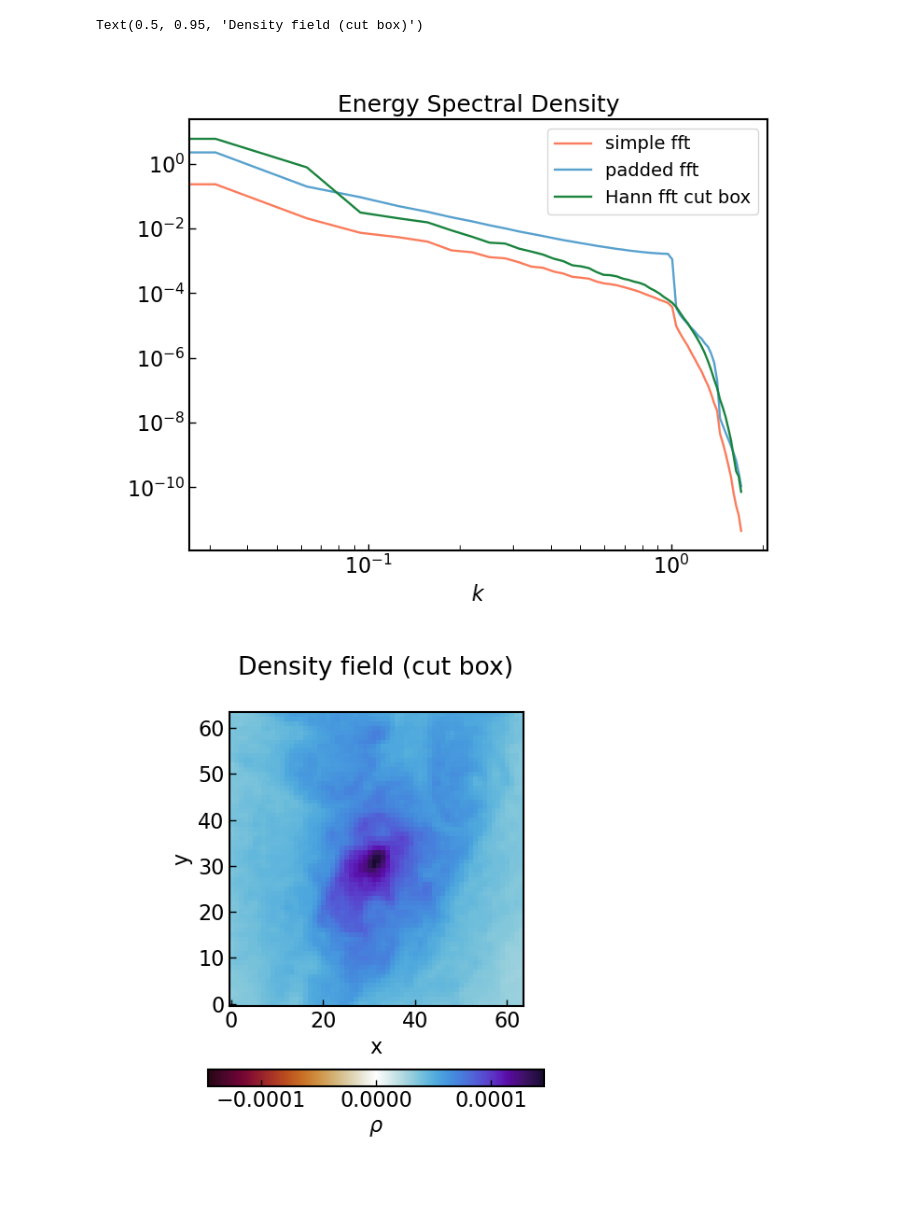
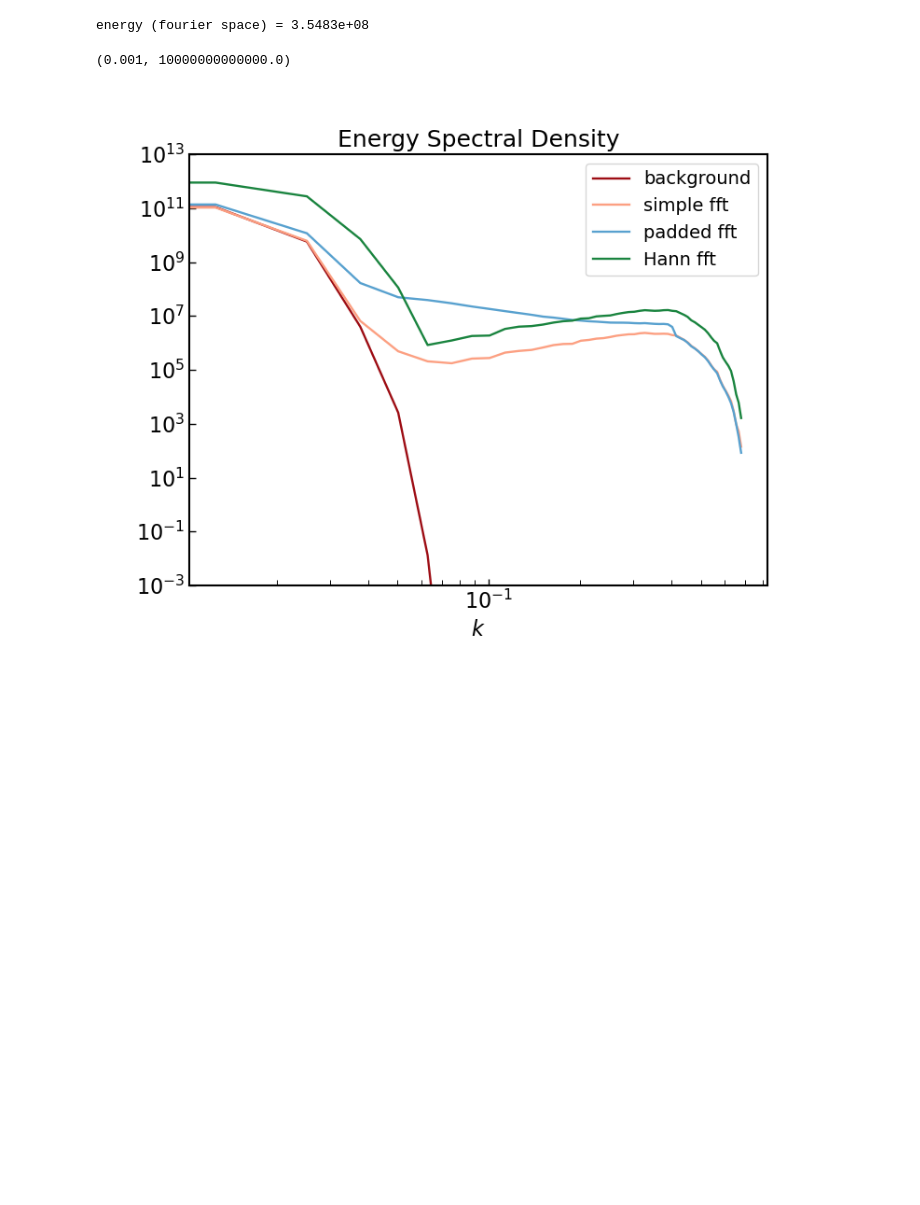
Before and after one commit to LorenzoLMP/turbocluster-public, a Jupyter notebook: examples/power_spectrum/example.ipynb, the cells around one changed output. Saved outputs shown, nothing was run; the diff lists cells and outputs as text; code cells hidden in the pictures; blank space fills up the shorter version.

Commit message:
working on mexican-hat filter for background plus fluctuations

```diff
--- a/examples/power_spectrum/example.ipynb
+++ b/examples/power_spectrum/example.ipynb
@@ -16,9 +16,9 @@ pa.settings.strict_units = False
 # snap = pa.Snapshot('/lustre/astro/berlok/zoom-simulations-new-ics/halo_0003/adiabatic-mhd/zoom4_ics_v1/output', 247)
 # snap = pa.Snapshot('/lustre/astro/berlok/zoom-simulations-new-ics/halo_0003/tng/zoom12_ics_v1/output', 247)
 # snap = pa.Snapshot('/scratch/lperrone/zoom-simulations-new-ics/halo_0003/tng/zoom12_ics_v1/output', 247)
-snap = pa.Snapshot('/scratch/lperrone/zoom12_ics_v1/output', 247, basename='snap')
-# snap = pa.Snapshot('/llust21/cosmo-plasm/zoom-simulations-arepo2/halo_0003/tng/zoom12/output',
-#                    305, basename='snapshot')
+# snap = pa.Snapshot('/scratch/lperrone/zoom12_ics_v1/output', 247, basename='snap')
+snap = pa.Snapshot('/llust21/cosmo-plasm/zoom-simulations-arepo2/halo_0003/tng/zoom8/output',
+                   305, basename='snapshot')
 center = snap.Cat.Group['GroupPos'][0]
-widths = np.array([2e2, 2e2, 2e2], dtype=float) ## good for testing
+widths = np.array([5e2, 5e2, 5e2], dtype=float) ## good for testing
 # widths = np.array([2e1, 2e1, 2e1], dtype=float)
@@ -55,8 +198,6 @@ plt.rcParams['ytick.direction']= 'in'
 # %%
 ## prepare deposit class
-depo = tc.DepositCartesianGrid(snap, center, widths, npoints=64,
+ngrid = 64
+depo = tc.DepositCartesianGrid(snap, center, widths, npoints=ngrid,
                                    threadsperblock=256,
                                    regionType='cartesian', kernel_type="PCS")
-
-## deposit density to cartesian grid
-density_cartesian = depo.deposit_variable('0_Density', weight='0_Volume')
@@ -64,0 +204,4 @@ Attempting to get derived variable: 0_Volume... [DONE]
+# %%
+
+## deposit density to cartesian grid
+density_cartesian = depo.deposit_variable('0_synthetic_rhofield', weight='0_Volume')
@@ -85,64 +323,44 @@ energy (fourier space) = 4.3573e-02
+# %%
+powerspectrrho_backgr, k1d = P1d(amplitudes_rho_backgr, K2, widths)
+# %% [output]
+energy (fourier space) = 3.5483e+08
 # %%
 fig, ax = plt.subplots(figsize=(8,6))
 
-tt = np.logspace(1,2, 100)
+tt = np.logspace(np.log10(2e-2), 0, 100)
 
-ax.plot(k1d_basic.value, powerspectr_basic.value, ls='-', color=reds[5],
+ax.plot(k1d, powerspectrrho_backgr, ls='-', color=reds[1],
+        markerfacecolor='none', label=r'background')
+
+ax.plot(k1d_basic.value, powerspectr_basic.value, ls='-', color=reds[6],
         markerfacecolor='none', markersize=4, label=r'simple fft')
 
 ax.plot(k1d_padded.value, powerspectr_padded.value, ls='-', color=blues[4],
         markerfacecolor='none', markersize=4, label=r'padded fft')
 
 ax.plot(k1d_hann.value, powerspectr_hann.value, ls='-', color=greens[2],
-        markerfacecolor='none', markersize=4, label=r'Hann fft cut box')
+        markerfacecolor='none', markersize=4, label=r'Hann fft ')
 
-# ax.plot(tt, 1e3*tt**(-5./3.), ls='-', color='k',lw=1., label=r'$k^{-5/3}$')
+# ax.plot(k1d_mex.value, powerspectr_mex.value, ls='-', color=grays[5],
+#         markerfacecolor='none', markersize=4, label=r'mex-hat')
+
+# ax.plot(tt, 1e10*tt**(-5./3.), ls='-', color='k',lw=1., label=r'$k^{-5/3}$')
 
 ax.set_xlabel('$k$', fontsize=16)
 ax.set_xscale('log')
 ax.set_yscale('log')
 
 ax.legend(loc='best',ncols=1,fontsize=14)
 
 ax.set_title(r'Energy Spectral Density', fontsize=18)
 
 # ax.set_xlim(xmin=1e-2)
-# ax.set_ylim(ymin=1e-25,ymax=1e-11)
+ax.set_ylim(ymin=1e-3,ymax=1e13)
 # ax.set_ylim(ymin=1e-20)
 # ax[1].set_xlim(xmax=30)
 
 # plt.savefig('./../../plots/power-spectra/'+savename+'.pdf',dpi=400)
 # plt.show()
-
-dens_cart_cut = density_cartesian[:,:,int(64//2)-1].value
-vmax = np.max(dens_cart_cut)
-vmin = -vmax
-norm = Normalize(vmin=vmin,vmax=vmax)
-# cmap = cmr.fall
-cmap = cmr.fusion
-
-fig, axes = plt.subplots(figsize=(6,6),sharex=True, sharey=True)
-
-im1 = axes.imshow(
-    dens_cart_cut, origin='lower', norm=norm, cmap=cmap)
-
-axes.set_xlabel('x')
-axes.set_ylabel('y')
-
-cbar = fig.colorbar(im1, orientation='horizontal',shrink=0.75)
-cbar.set_label(r'$\rho$')
-
-fig.subplots_adjust(top=0.85,
-bottom=0.1,
-left=0.10,
-right=0.90,
-hspace=0.0,
-wspace=0.05)
-
-fig.suptitle('Density field (cut box)',y=0.95)
-
-# plt.savefig('./../../plots/power-spectra/'+savename+'.pdf',dpi=400)
 # %% [output]
-Text(0.5, 0.95, 'Density field (cut box)')
+(0.001, 10000000000000.0)
-[figure, old version]
+[figure, new version]
-[figure, removed]
```
Also changed, not shown: parts of 17 cells of this notebook, 4 other files.
